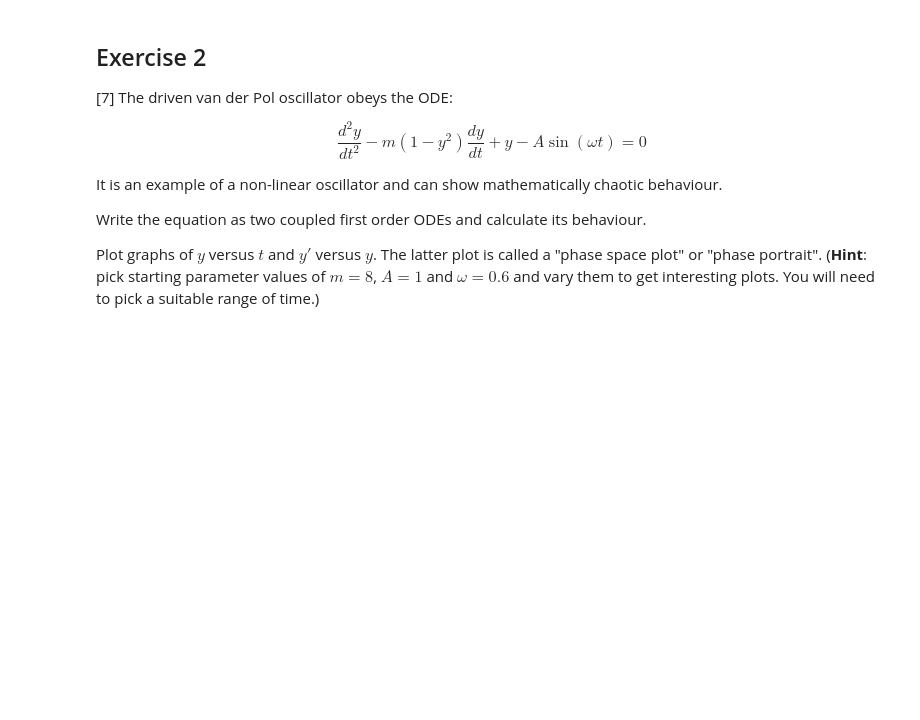
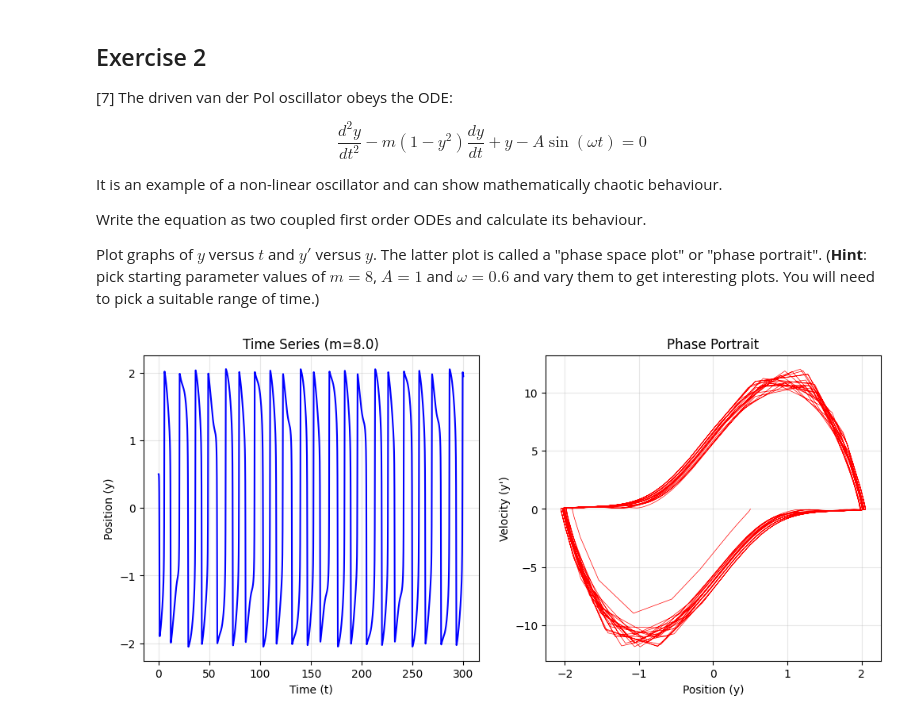
Before and after one commit to PX2145-2025/week-8-b-Houdmont-Joshua, a Jupyter notebook: ODEs.ipynb, the cells around one changed output. Drawn from its saved outputs; the diff is of its cells as text; code cells hidden in the pictures; blank space fills up the shorter version.

```diff
--- a/ODEs.ipynb
+++ b/ODEs.ipynb
@@ -355,7 +355,39 @@ Write the equation as two coupled first order ODEs and calculate its behaviour.
 
 Plot graphs of $y$ versus $t$ and $y'$ versus $y$. The latter plot is called a "phase space plot" or "phase portrait".
 (**Hint**: pick starting parameter values of $m = 8$, $A = 1$ and $\omega = 0.6$ and vary them to get interesting plots. You will need to pick a suitable range of time.)
-# %%
-m = 8
-A = 1
-omega = 0.6
+# %%
+def van_der_pol(state, t, m, A, omega):
+    y, v = state
+    dydt = v
+    dvdt = m * (1 - y**2) * v - y + A * np.sin(omega * t)
+    return [dydt, dvdt]
+m = 8.0
+A = 1.0
+omega = 0.6
+
+state0 = [0.5, 0.0]
+t = np.linspace(0, 300, 5000)
+
+solution = odeint(van_der_pol, state0, t, args=(m, A, omega))
+
+y = solution[:, 0]
+v = solution[:, 1]
+plt.figure(figsize=(12, 5))
+
+plt.subplot(1, 2, 1)
+plt.plot(t, y, color='b')
+plt.title(f'Time Series (m={m})')
+plt.xlabel('Time (t)')
+plt.ylabel('Position (y)')
+plt.grid(True, alpha=0.3)
+
+plt.subplot(1, 2, 2)
+plt.plot(y, v, color='r', lw=0.5)
+plt.title('Phase Portrait')
+plt.xlabel('Position (y)')
+plt.ylabel('Velocity (y\')')
+plt.grid(True, alpha=0.3)
+
+plt.show()
+# %% [output]
+[figure, added]
```
